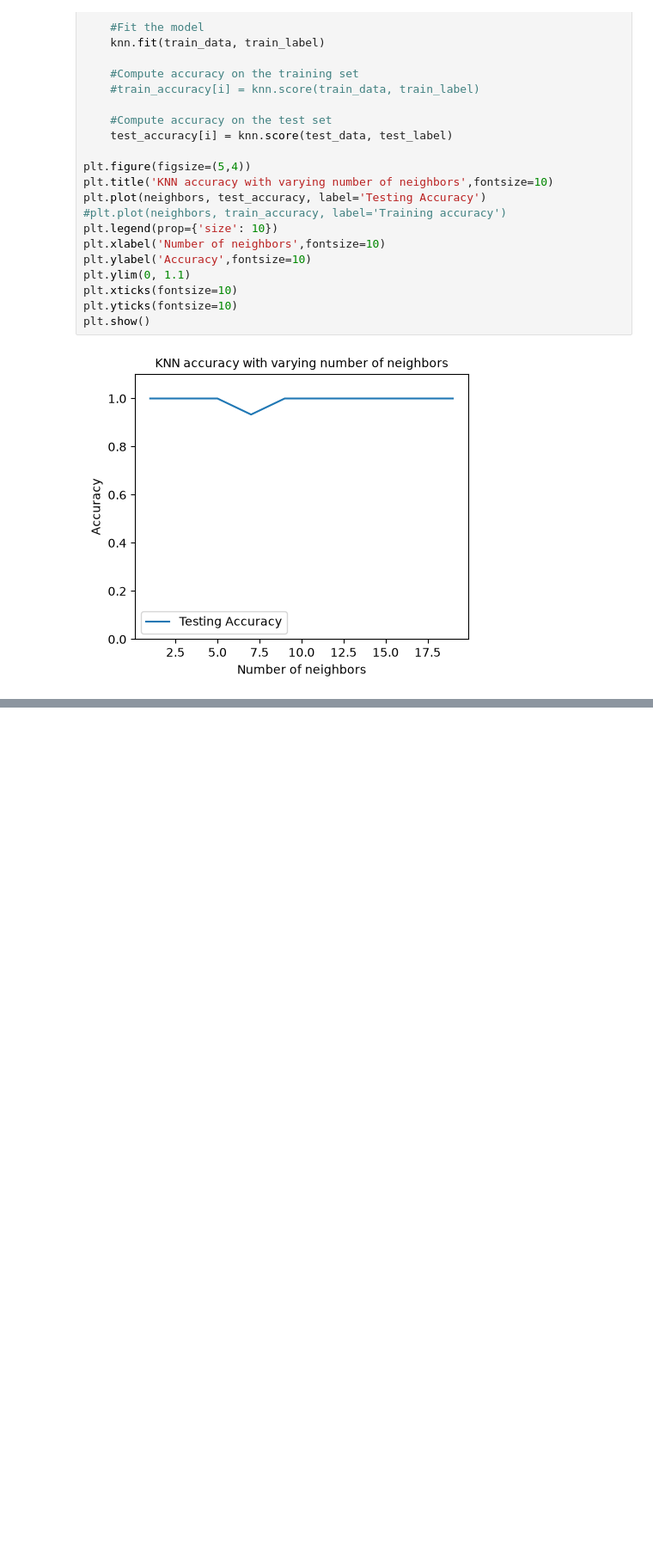
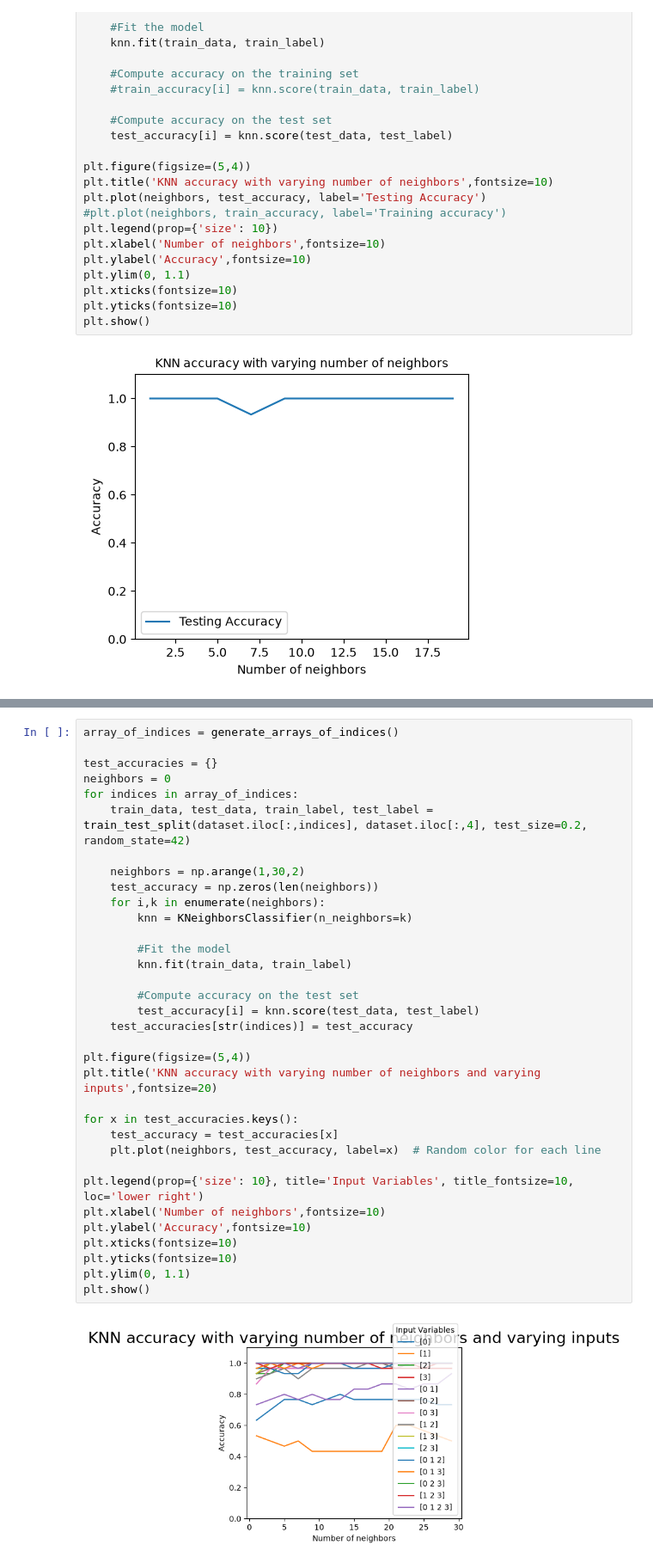
Before and after one commit to benandrews-dev/CD704-ML, a Jupyter notebook: sklearn_toy_datasets/iris/iris.ipynb, the cells around one changed output, grey strips where cells are left out. Shown at 86% size. Saved outputs shown, nothing was run; the diff lists cells and outputs as text; blank space fills up the shorter version.

```diff
--- a/sklearn_toy_datasets/iris/iris.ipynb
+++ b/sklearn_toy_datasets/iris/iris.ipynb
@@ -275,0 +335,36 @@ plt.show()
+# %%
+array_of_indices = generate_arrays_of_indices()
+
+test_accuracies = {}
+neighbors = 0
+for indices in array_of_indices:
+    train_data, test_data, train_label, test_label = train_test_split(dataset.iloc[:,indices], dataset.iloc[:,4], test_size=0.2, random_state=42)
+
+    neighbors = np.arange(1,30,2)
+    test_accuracy = np.zeros(len(neighbors))
+    for i,k in enumerate(neighbors):
+        knn = KNeighborsClassifier(n_neighbors=k)
+
+        #Fit the model
+        knn.fit(train_data, train_label)
+
+        #Compute accuracy on the test set
+        test_accuracy[i] = knn.score(test_data, test_label)
+    test_accuracies[str(indices)] = test_accuracy
+
+plt.figure(figsize=(5,4))
+plt.title('KNN accuracy with varying number of neighbors and varying inputs',fontsize=20)
+
+for x in test_accuracies.keys():
+    test_accuracy = test_accuracies[x]
+    plt.plot(neighbors, test_accuracy, label=x)  # Random color for each line
+
+plt.legend(prop={'size': 10}, title='Input Variables', title_fontsize=10, loc='lower right')
+plt.xlabel('Number of neighbors',fontsize=10)
+plt.ylabel('Accuracy',fontsize=10)
+plt.xticks(fontsize=10)
+plt.yticks(fontsize=10)
+plt.ylim(0, 1.1)
+plt.show()
+# %% [output]
+[figure, added]
```
Also changed, not shown: parts of 6 cells of this notebook, 1 other file.
